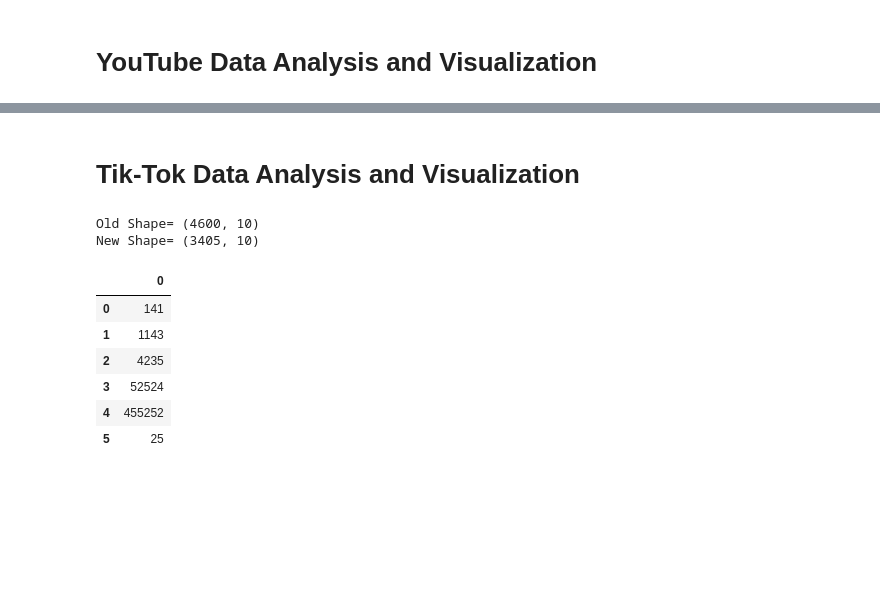
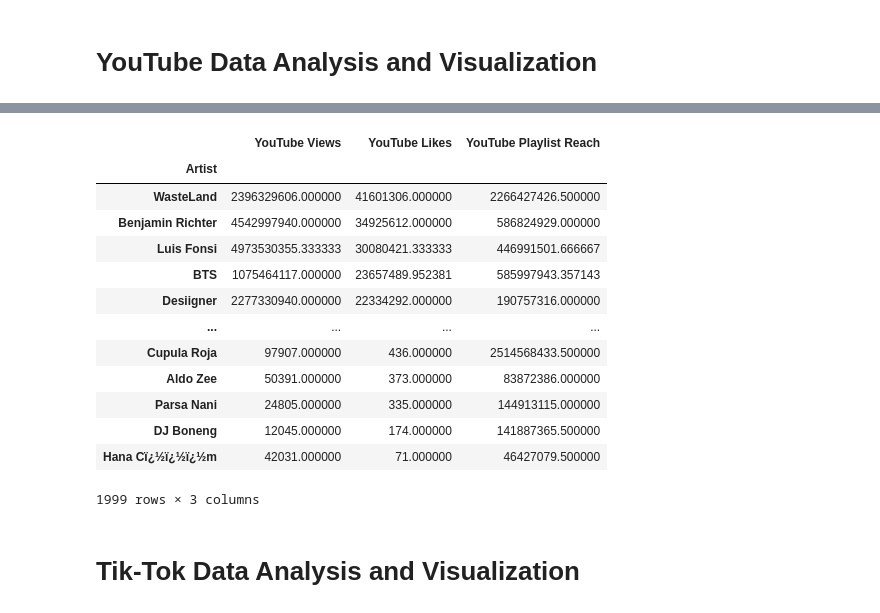
Before and after one commit to 66aadesh/Spotify-Songs-Cleaning-And-Analysis, a Jupyter notebook: Spotify songs EDA.ipynb, the cells around one changed output, grey strips where cells are left out. Cells and saved outputs as stored; diff of their text form; code cells hidden in the pictures; blank space fills up the shorter version.

Commit message:
Additional Cleaning and Analysis for Albums and Artists

```diff
--- a/Spotify songs EDA.ipynb
+++ b/Spotify songs EDA.ipynb
@@ -349,7 +352,2 @@ mdb_single_df
 # %% [markdown]
 # YouTube Data Analysis and Visualization
-# %%
-# Drop the missing rows
-print("Old Shape=",youtube_df.shape)
-youtube_df = youtube_df.dropna()
-print("New Shape=",youtube_df.shape)
@@ -358,0 +368,19 @@ New Shape= (3586, 10)
+# %%
+# Change datatype appropriately
+# Convert 'Release Date' to datetime
+youtube_df['Release Date'] = pd.to_datetime(youtube_df['Release Date'])
+
+# Change datetime format to 'dd-mm-yyyy'
+youtube_df['Release Date'] = youtube_df['Release Date'].dt.strftime('%d-%m-%y')
+
+# Change datatypes of other columns
+# Remove commas from the columns and convert to the appropriate datatype
+youtube_df['All Time Rank'] = youtube_df['All Time Rank'].str.replace(',', '').astype(int)
+youtube_df['YouTube Views'] = youtube_df['YouTube Views'].str.replace(',', '').astype(float)
+youtube_df['YouTube Likes'] = youtube_df['YouTube Likes'].str.replace(',', '').astype(float)
+youtube_df['YouTube Playlist Reach'] = youtube_df['YouTube Playlist Reach'].str.replace(',', '').astype(float)
+
+# Adjust pandas display settings to avoid scientific notation
+pd.set_option('display.float_format', '{:f}'.format)
+
+youtube_df.dtypes
@@ -358,0 +416,4 @@ New Shape= (3586, 10)
+# %%
+#Fill the missing data with interpolation method
+youtube_df = youtube_df.interpolate(method='linear')
+youtube_df.info()
@@ -359,10 +449,20 @@ New Shape= (3586, 10)
+# %%
+artists1 = youtube_df.groupby('Artist', sort=False)['YouTube Views', 'YouTube Likes', 'YouTube Playlist Reach']
+artists1.mean().sort_values(by=['YouTube Likes','YouTube Views'],ascending=False)
+# %% [output]
+|  | YouTube Views | YouTube Likes | YouTube Playlist Reach |
+| Artist |  |  |  |
+| WasteLand | 2396329606.000000 | 41601306.000000 | 2266427426.500000 |
+| Benjamin Richter | 4542997940.000000 | 34925612.000000 | 586824929.000000 |
+| Luis Fonsi | 4973530355.333333 | 30080421.333333 | 446991501.666667 |
+| BTS | 1075464117.000000 | 23657489.952381 | 585997943.357143 |
+| Desiigner | 2277330940.000000 | 22334292.000000 | 190757316.000000 |
+| ... | ... | ... | ... |
+| Cupula Roja | 97907.000000 | 436.000000 | 2514568433.500000 |
+| Aldo Zee | 50391.000000 | 373.000000 | 83872386.000000 |
+| Parsa Nani | 24805.000000 | 335.000000 | 144913115.000000 |
+| DJ Boneng | 12045.000000 | 174.000000 | 141887365.500000 |
+| Hana Cï¿½ï¿½ï¿½m | 42031.000000 | 71.000000 | 46427079.500000 |
+1999 rows × 3 columns
 # %% [markdown]
 # Tik-Tok Data Analysis and Visualization
-# %%
-# Drop the missing rows
-print("Old Shape=",tik_tok_df.shape)
-tik_tok_df = tik_tok_df.dropna()
-print("New Shape=",tik_tok_df.shape)
-# %% [output]
-Old Shape= (4600, 10)
-New Shape= (3405, 10)
@@ -373,10 +468,0 @@ my_df = pd.DataFrame(my_list)
-# %%
-my_df
-# %% [output]
-|  | 0 |
-| 0 | 141 |
-| 1 | 1143 |
-| 2 | 4235 |
-| 3 | 52524 |
-| 4 | 455252 |
-| 5 | 25 |
```
Also changed, not shown: parts of 29 cells of this notebook.
